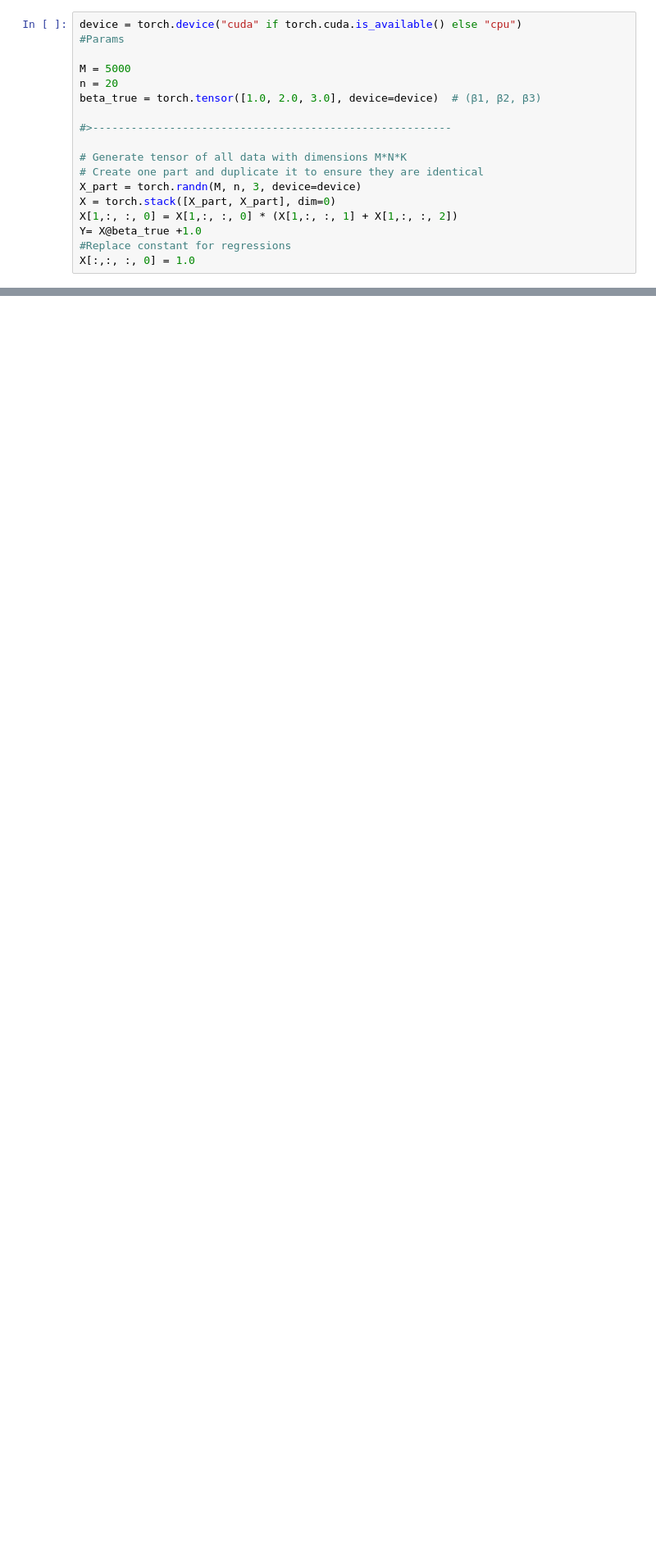
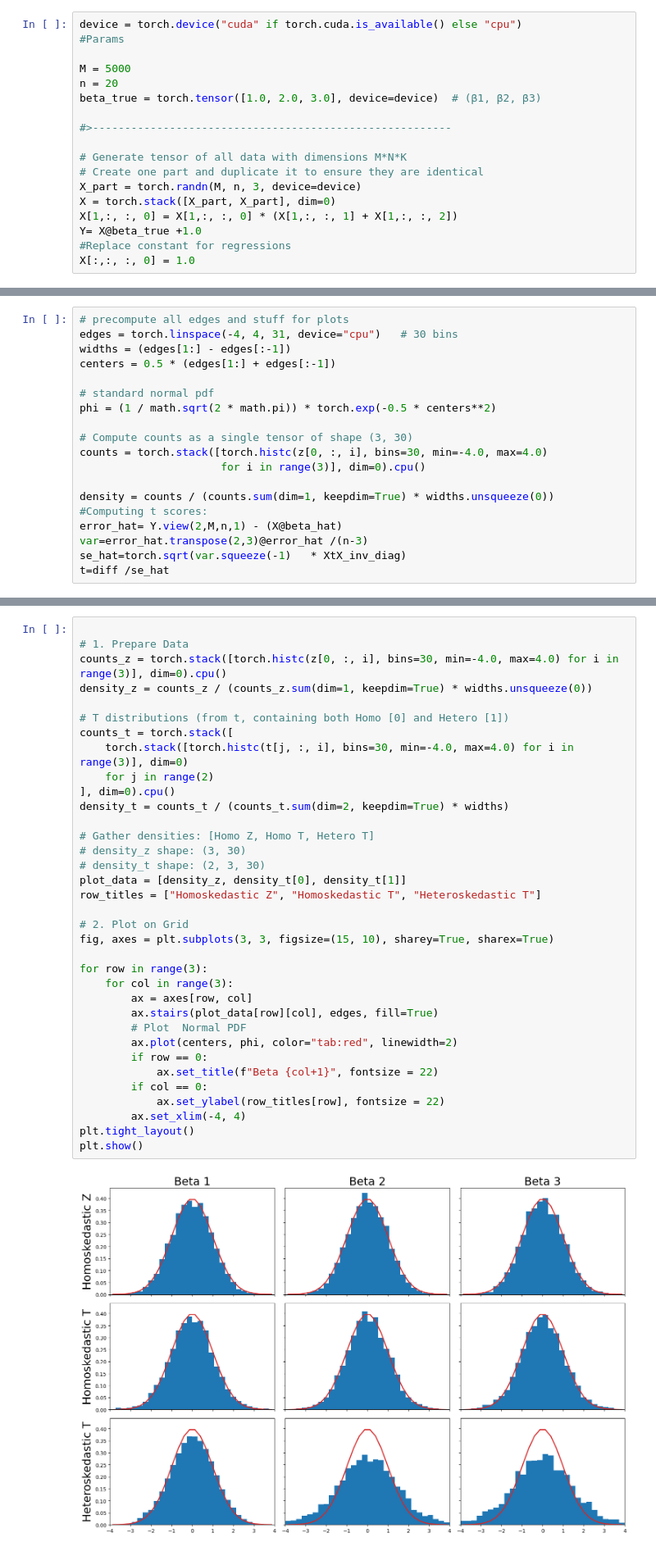
Before and after one commit to Nurdaylight/An-Econ-771, a Jupyter notebook: PS3/PS3_optim.ipynb, the cells around one changed output, grey strips where cells are left out. Shown at 82% size. Drawn from its saved outputs; the diff is of its cells as text; blank space fills up the shorter version.

Commit message:
F distribution. Need to: add heteroscedastic variance estimate

```diff
--- a/PS3/PS3_optim.ipynb
+++ b/PS3/PS3_optim.ipynb
@@ -90,0 +88,19 @@ torch.Size([2, 5000, 3])
+# %%
+# precompute all edges and stuff for plots
+edges = torch.linspace(-4, 4, 31, device="cpu")   # 30 bins
+widths = (edges[1:] - edges[:-1])
+centers = 0.5 * (edges[1:] + edges[:-1])
+
+# standard normal pdf
+phi = (1 / math.sqrt(2 * math.pi)) * torch.exp(-0.5 * centers**2)
+
+# Compute counts as a single tensor of shape (3, 30)
+counts = torch.stack([torch.histc(z[0, :, i], bins=30, min=-4.0, max=4.0)
+                      for i in range(3)], dim=0).cpu()
+
+density = counts / (counts.sum(dim=1, keepdim=True) * widths.unsqueeze(0))
+#Computing t scores:
+error_hat= Y.view(2,M,n,1) - (X@beta_hat)
+var=error_hat.transpose(2,3)@error_hat /(n-3)
+se_hat=torch.sqrt(var.squeeze(-1)   * XtX_inv_diag)
+t=diff /se_hat
@@ -90,0 +111,37 @@ torch.Size([2, 5000, 3])
+# %%
+
+# 1. Prepare Data
+counts_z = torch.stack([torch.histc(z[0, :, i], bins=30, min=-4.0, max=4.0) for i in range(3)], dim=0).cpu()
+density_z = counts_z / (counts_z.sum(dim=1, keepdim=True) * widths.unsqueeze(0))
+
+# T distributions (from t, containing both Homo [0] and Hetero [1])
+counts_t = torch.stack([
+    torch.stack([torch.histc(t[j, :, i], bins=30, min=-4.0, max=4.0) for i in range(3)], dim=0)
+    for j in range(2)
+], dim=0).cpu()
+density_t = counts_t / (counts_t.sum(dim=2, keepdim=True) * widths)
+
+# Gather densities: [Homo Z, Homo T, Hetero T]
+# density_z shape: (3, 30)
+# density_t shape: (2, 3, 30)
+plot_data = [density_z, density_t[0], density_t[1]]
+row_titles = ["Homoskedastic Z", "Homoskedastic T", "Heteroskedastic T"]
+
+# 2. Plot on Grid
+fig, axes = plt.subplots(3, 3, figsize=(15, 10), sharey=True, sharex=True)
+
+for row in range(3):
+    for col in range(3):
+        ax = axes[row, col]
+        ax.stairs(plot_data[row][col], edges, fill=True)
+        # Plot  Normal PDF
+        ax.plot(centers, phi, color="tab:red", linewidth=2)
+        if row == 0:
+            ax.set_title(f"Beta {col+1}", fontsize = 22)
+        if col == 0:
+            ax.set_ylabel(row_titles[row], fontsize = 22)
+        ax.set_xlim(-4, 4)
+plt.tight_layout()
+plt.show()
+# %% [output]
+[figure, added]
```
Also changed, not shown: parts of 39 cells of this notebook.
